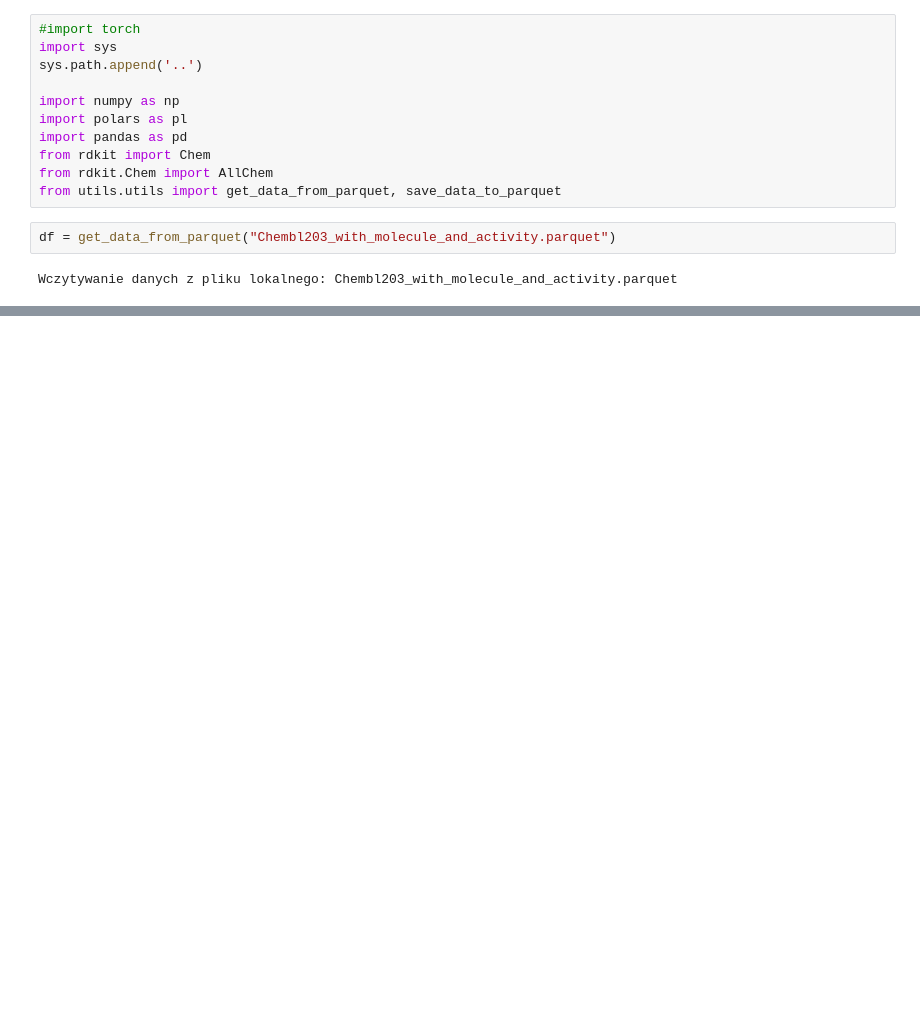
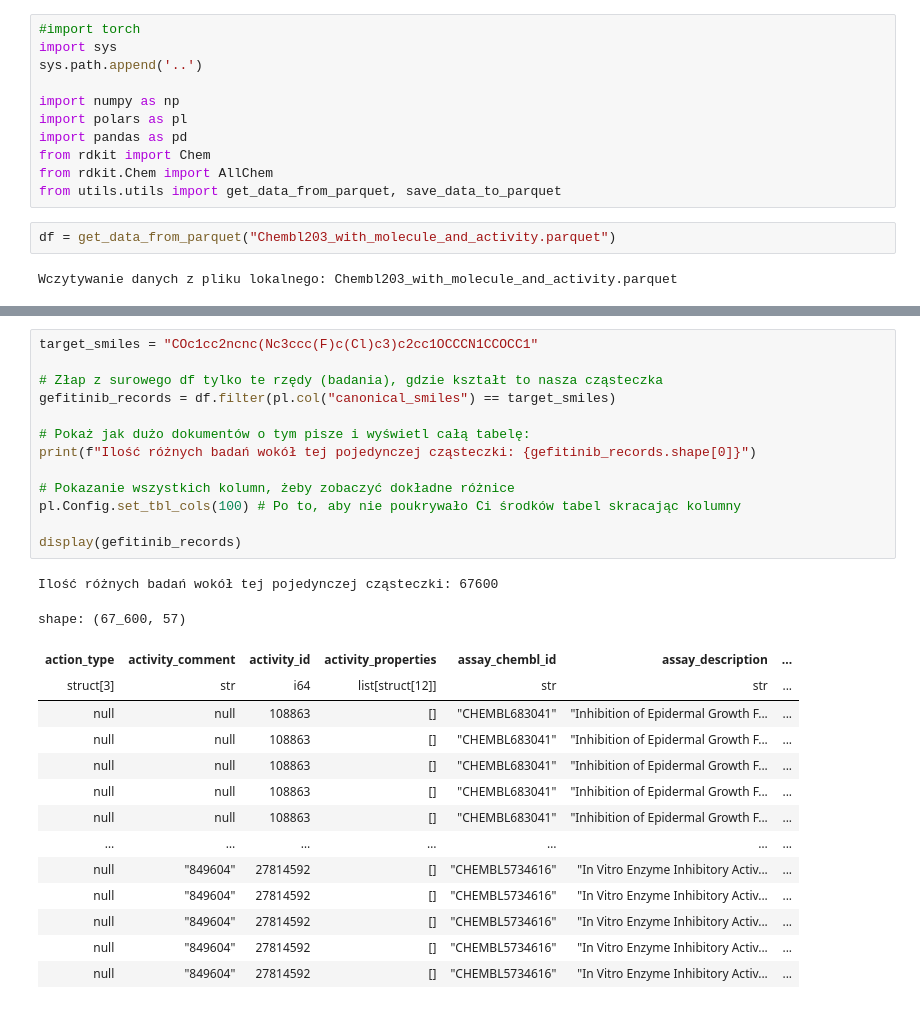
Before and after one commit to MichalWilk45/Chembl, a Jupyter notebook: dataCleaning.ipynb, the cells around one changed output, grey strips where cells are left out. Saved outputs shown, nothing was run; the diff lists cells and outputs as text; blank space fills up the shorter version.

```diff
--- a/dataCleaning.ipynb
+++ b/dataCleaning.ipynb
@@ -41,0 +131,29 @@ shape: (5, 57)
+# %%
+target_smiles = "COc1cc2ncnc(Nc3ccc(F)c(Cl)c3)c2cc1OCCCN1CCOCC1"
+
+# Złap z surowego df tylko te rzędy (badania), gdzie kształt to nasza cząsteczka
+gefitinib_records = df.filter(pl.col("canonical_smiles") == target_smiles)
+
+# Pokaż jak dużo dokumentów o tym pisze i wyświetl całą tabelę:
+print(f"Ilość różnych badań wokół tej pojedynczej cząsteczki: {gefitinib_records.shape[0]}")
+
+# Pokazanie wszystkich kolumn, żeby zobaczyć dokładne różnice
+pl.Config.set_tbl_cols(100) # Po to, aby nie poukrywało Ci środków tabel skracając kolumny
+
+display(gefitinib_records)
+# %% [output]
+Ilość różnych badań wokół tej pojedynczej cząsteczki: 67600
+shape: (67_600, 57)
+| action_type | activity_comment | activity_id | activity_properties | assay_chembl_id | assay_description | ... |
+| struct[3] | str | i64 | list[struct[12]] | str | str | ... |
+| null | null | 108863 | [] | "CHEMBL683041" | "Inhibition of Epidermal Growth F... | ... |
+| null | null | 108863 | [] | "CHEMBL683041" | "Inhibition of Epidermal Growth F... | ... |
+| null | null | 108863 | [] | "CHEMBL683041" | "Inhibition of Epidermal Growth F... | ... |
+| null | null | 108863 | [] | "CHEMBL683041" | "Inhibition of Epidermal Growth F... | ... |
+| null | null | 108863 | [] | "CHEMBL683041" | "Inhibition of Epidermal Growth F... | ... |
+| … | … | … | … | … | … | ... |
+| null | "849604" | 27814592 | [] | "CHEMBL5734616" | "In Vitro Enzyme Inhibitory Activ... | ... |
+| null | "849604" | 27814592 | [] | "CHEMBL5734616" | "In Vitro Enzyme Inhibitory Activ... | ... |
+| null | "849604" | 27814592 | [] | "CHEMBL5734616" | "In Vitro Enzyme Inhibitory Activ... | ... |
+| null | "849604" | 27814592 | [] | "CHEMBL5734616" | "In Vitro Enzyme Inhibitory Activ... | ... |
+| null | "849604" | 27814592 | [] | "CHEMBL5734616" | "In Vitro Enzyme Inhibitory Activ... | ... |
```
Also changed, not shown: parts of 9 cells of this notebook, 2 other files.
